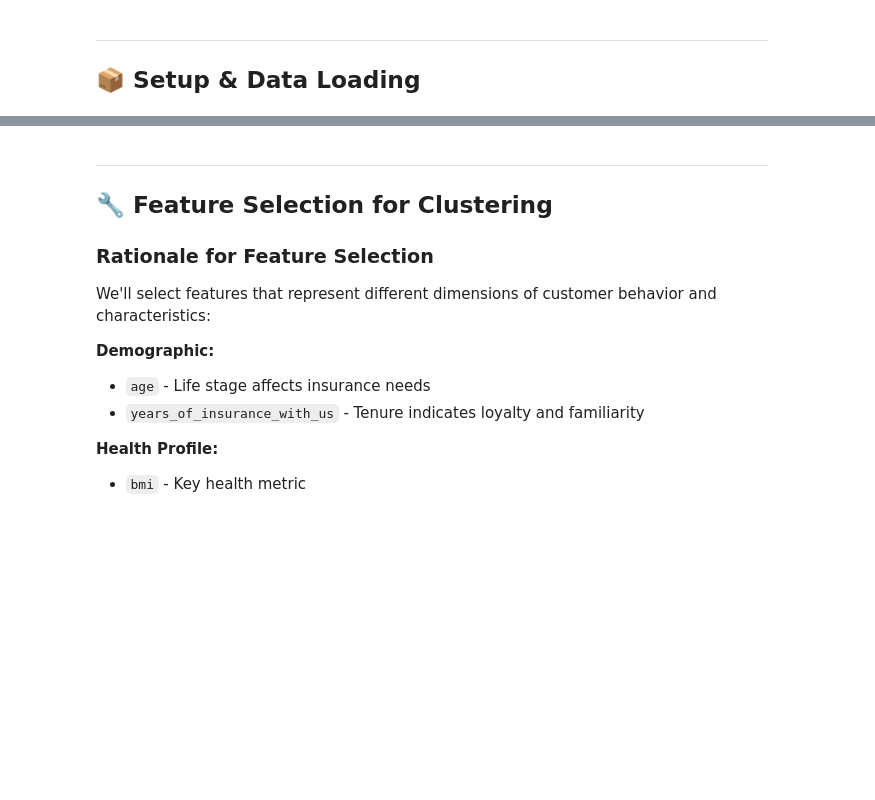
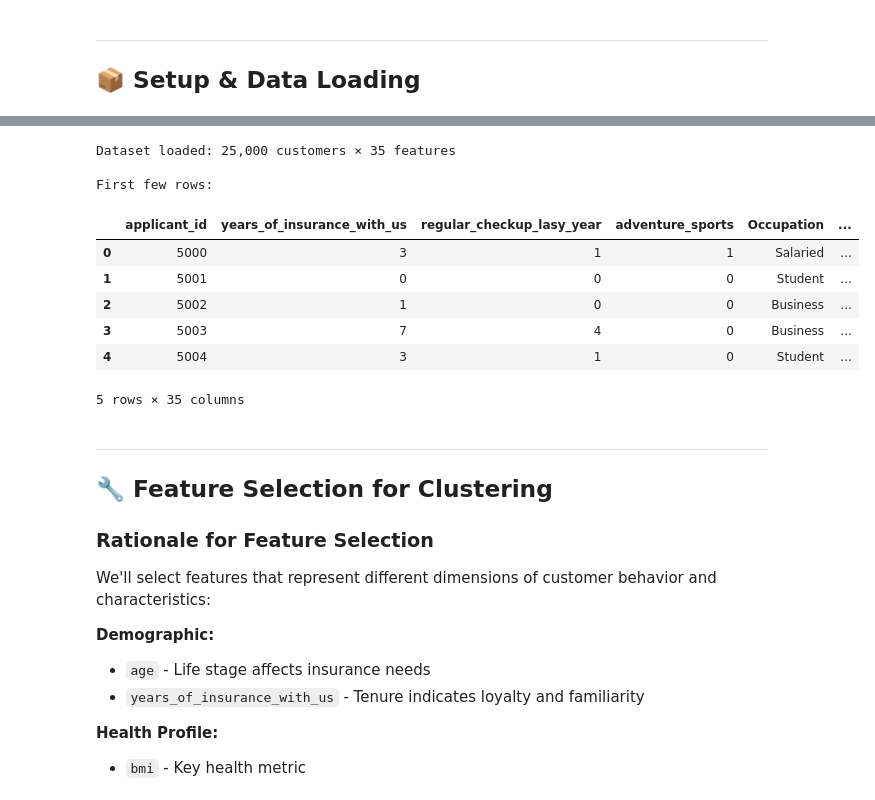
Before and after one commit to getgreater85/insurance-cx-portfolio, a Jupyter notebook: notebooks/phase2/01_customer_segmentation.ipynb, the cells around one changed output, grey strips where cells are left out. Drawn from its saved outputs; the diff is of its cells as text; code cells hidden in the pictures; blank space fills up the shorter version.

```diff
--- a/notebooks/phase2/01_customer_segmentation.ipynb
+++ b/notebooks/phase2/01_customer_segmentation.ipynb
@@ -57,10 +59,21 @@ print("✓ Libraries imported successfully")
 # %%
 # Load cleaned data from Phase 1
-df = pd.read_csv('../../data/processed/insurance_data_clean.csv')
+df = pd.read_csv('/content/sample_data/insurance_data_clean.csv')
 
 print(f"Dataset loaded: {df.shape[0]:,} customers × {df.shape[1]} features")
 print(f"\nFirst few rows:")
 df.head()
+# %% [output]
+Dataset loaded: 25,000 customers × 35 features
+
+First few rows:
+|  | applicant_id | years_of_insurance_with_us | regular_checkup_lasy_year | adventure_sports | Occupation | ... |
+| 0 | 5000 | 3 | 1 | 1 | Salaried | ... |
+| 1 | 5001 | 0 | 0 | 0 | Student | ... |
+| 2 | 5002 | 1 | 0 | 0 | Business | ... |
+| 3 | 5003 | 7 | 4 | 0 | Business | ... |
+| 4 | 5004 | 3 | 1 | 0 | Student | ... |
+5 rows × 35 columns
 # %% [markdown]
 ---
 
```
Also changed, not shown: parts of 16 cells of this notebook.
